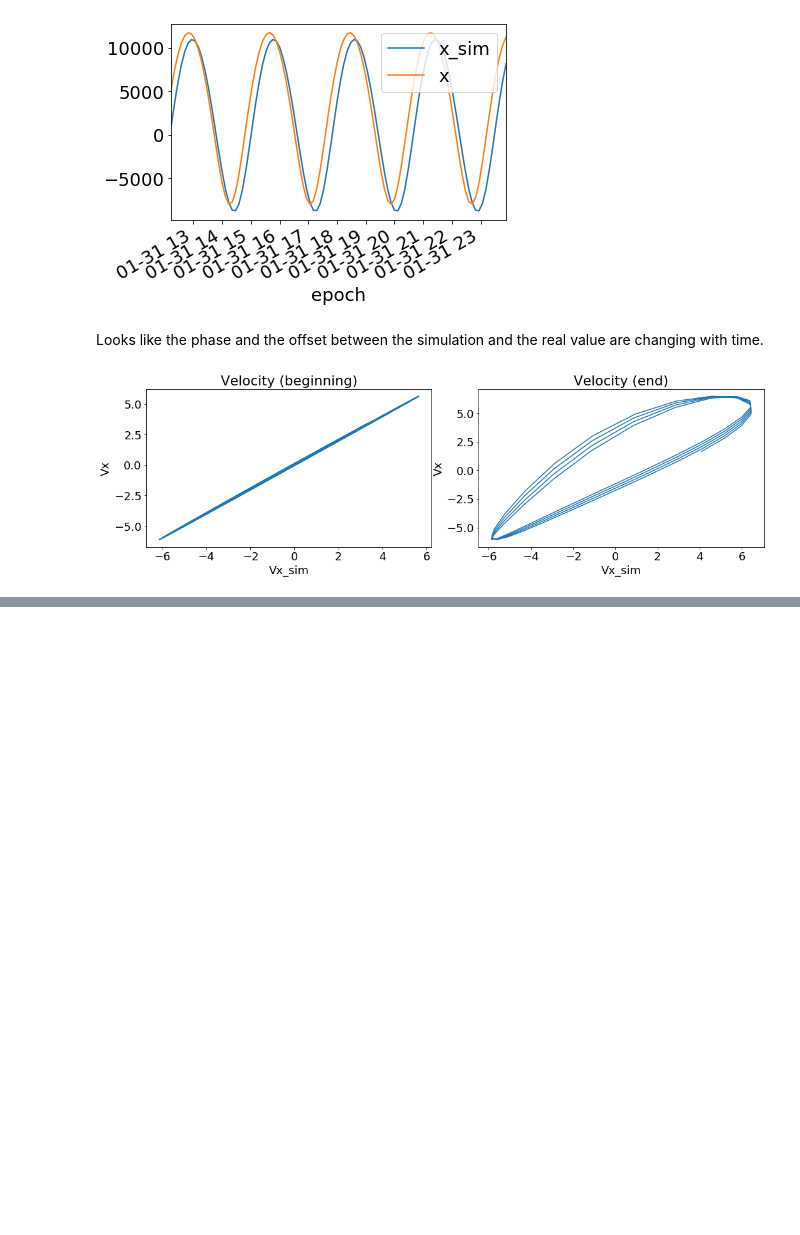
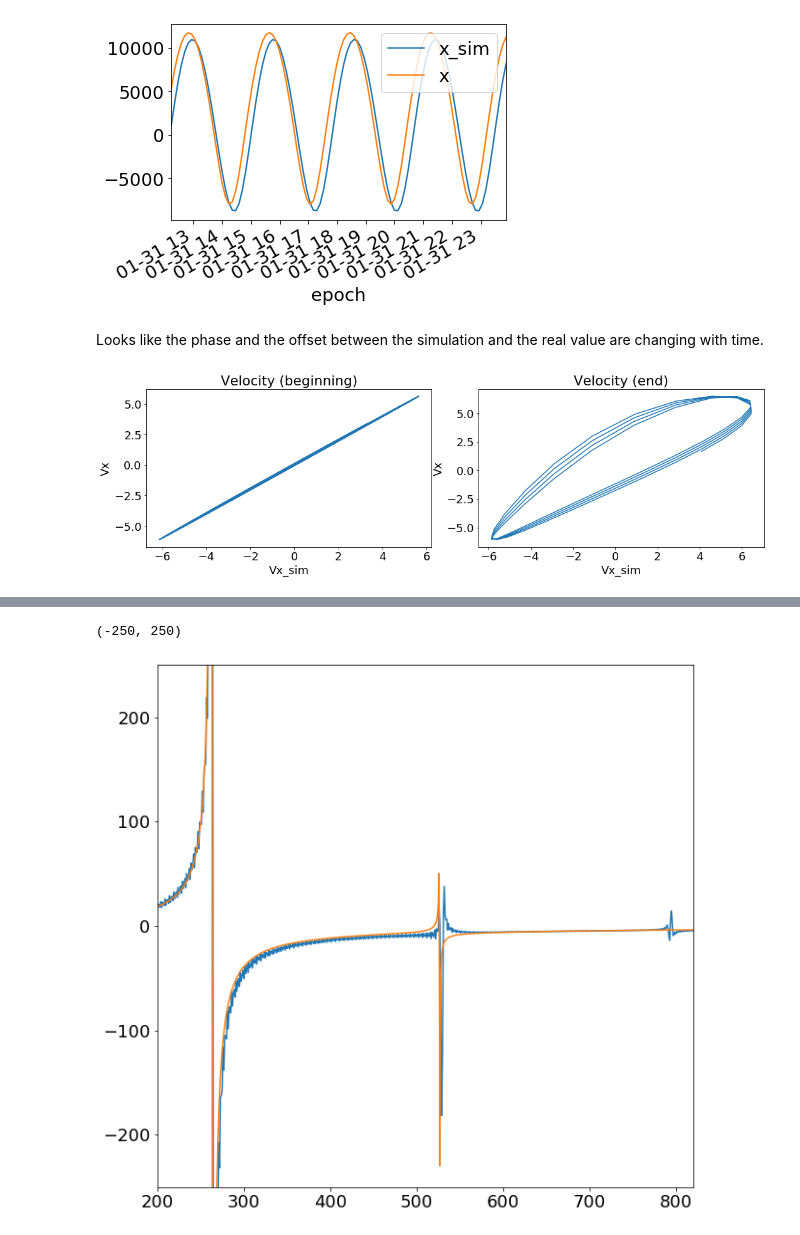
Before and after one commit to Mixanik-43/IDAO-2020, a Jupyter notebook: EDA_Tanya.ipynb, the cells around one changed output, grey strips where cells are left out. Cells and saved outputs as stored; diff of their text form; code cells hidden in the pictures; blank space fills up the shorter version.

```diff
--- a/EDA_Tanya.ipynb
+++ b/EDA_Tanya.ipynb
@@ -173,0 +207,9 @@ plt.tight_layout()
+# %%
+plt.figure(figsize=(10,10))
+plt.plot(t, s.imag)
+plt.plot(t, s_sim.imag)
+plt.xlim([200,820])
+plt.ylim([-250,250])
+# %% [output]
+(-250, 250)
+[figure, added]
```
Also changed, not shown: parts of 4 cells of this notebook.
